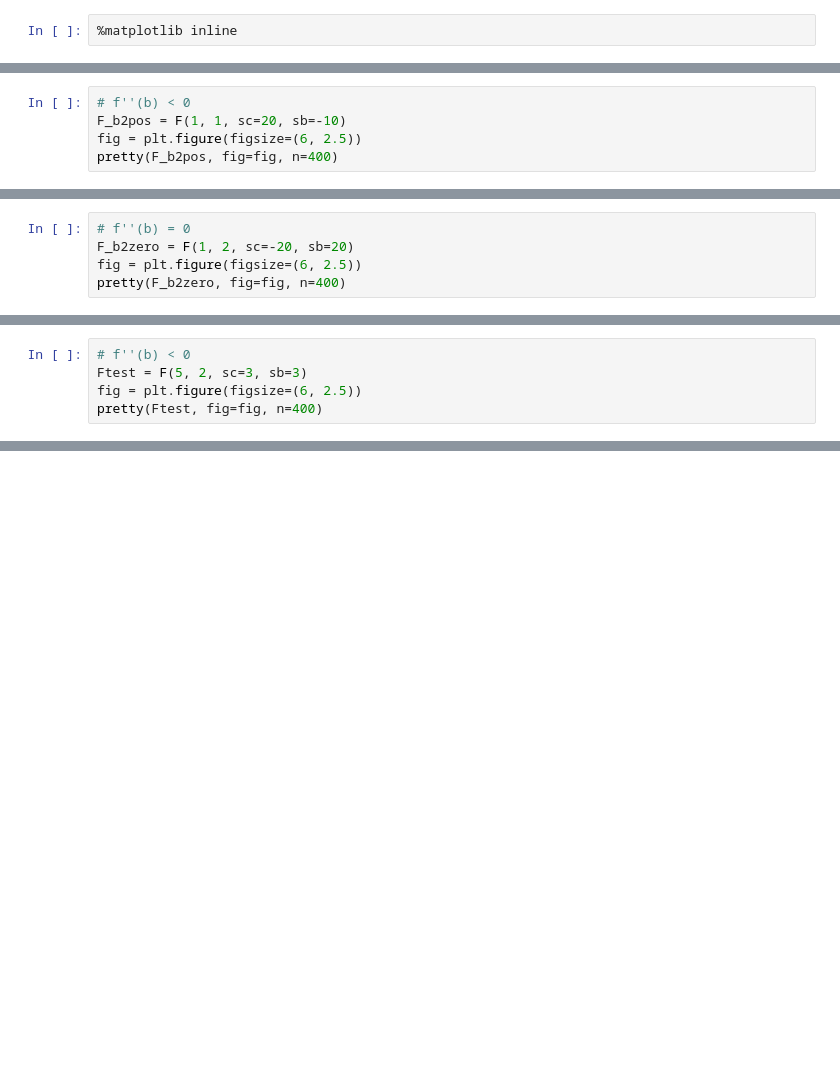
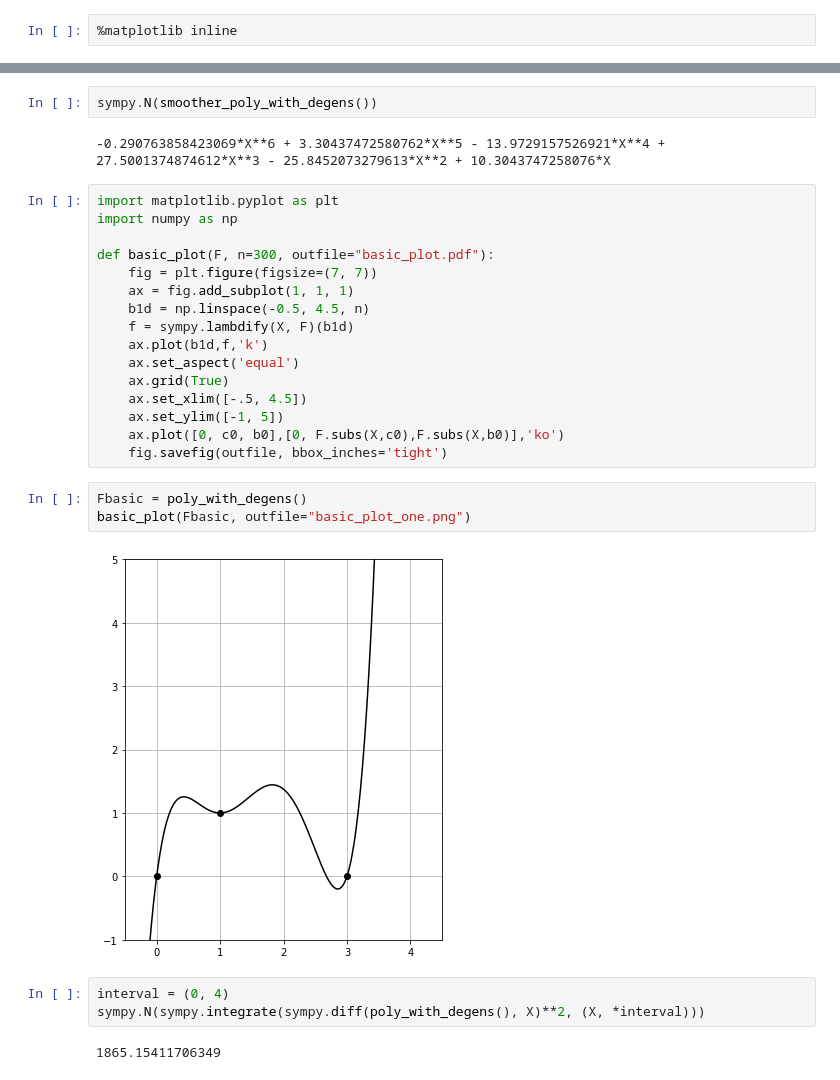
Before and after one commit to davidlowryduda/notebooks, a Jupyter notebook: Papers/ContinuousChoicesOfMeanValueAbscissa.ipynb, the cells around one changed output, grey strips where cells are left out. Cells and saved outputs as stored; diff of their text form; blank space fills up the shorter version.

```diff
--- a/Papers/ContinuousChoicesOfMeanValueAbscissa.ipynb
+++ b/Papers/ContinuousChoicesOfMeanValueAbscissa.ipynb
@@ -448,5 +8,0 @@ pretty(F_b2neg, fig=fig, n=400)
-# %%
-# f''(b) < 0
-F_b2pos = F(1, 1, sc=20, sb=-10)
-fig = plt.figure(figsize=(6, 2.5))
-pretty(F_b2pos, fig=fig, n=400)
@@ -455,5 +8,0 @@ pretty(F_b2pos, fig=fig, n=400)
-# %%
-# f''(b) = 0
-F_b2zero = F(1, 2, sc=-20, sb=20)
-fig = plt.figure(figsize=(6, 2.5))
-pretty(F_b2zero, fig=fig, n=400)
@@ -604,5 +8,0 @@ fig5()
-# %%
-# f''(b) < 0
-Ftest = F(5, 2, sc=3, sb=3)
-fig = plt.figure(figsize=(6, 2.5))
-pretty(Ftest, fig=fig, n=400)
@@ -610,0 +116,30 @@ pretty(Ftest, fig=fig, n=400)
+# %%
+sympy.N(smoother_poly_with_degens())
+# %% [output]
+-0.290763858423069*X**6 + 3.30437472580762*X**5 - 13.9729157526921*X**4 + 27.5001374874612*X**3 - 25.8452073279613*X**2 + 10.3043747258076*X
+# %%
+import matplotlib.pyplot as plt
+import numpy as np
+
+def basic_plot(F, n=300, outfile="basic_plot.pdf"):
+    fig = plt.figure(figsize=(7, 7))
+    ax = fig.add_subplot(1, 1, 1)
+    b1d = np.linspace(-0.5, 4.5, n)
+    f = sympy.lambdify(X, F)(b1d)
+    ax.plot(b1d,f,'k')
+    ax.set_aspect('equal')
+    ax.grid(True)
+    ax.set_xlim([-.5, 4.5])
+    ax.set_ylim([-1, 5])
+    ax.plot([0, c0, b0],[0, F.subs(X,c0),F.subs(X,b0)],'ko')
+    fig.savefig(outfile, bbox_inches='tight')
+# %%
+Fbasic = poly_with_degens()
+basic_plot(Fbasic, outfile="basic_plot_one.png")
+# %% [output]
+[figure, added]
+# %%
+interval = (0, 4)
+sympy.N(sympy.integrate(sympy.diff(poly_with_degens(), X)**2, (X, *interval)))
+# %% [output]
+1865.15411706349
```
Also changed, not shown: parts of 42 cells of this notebook.
